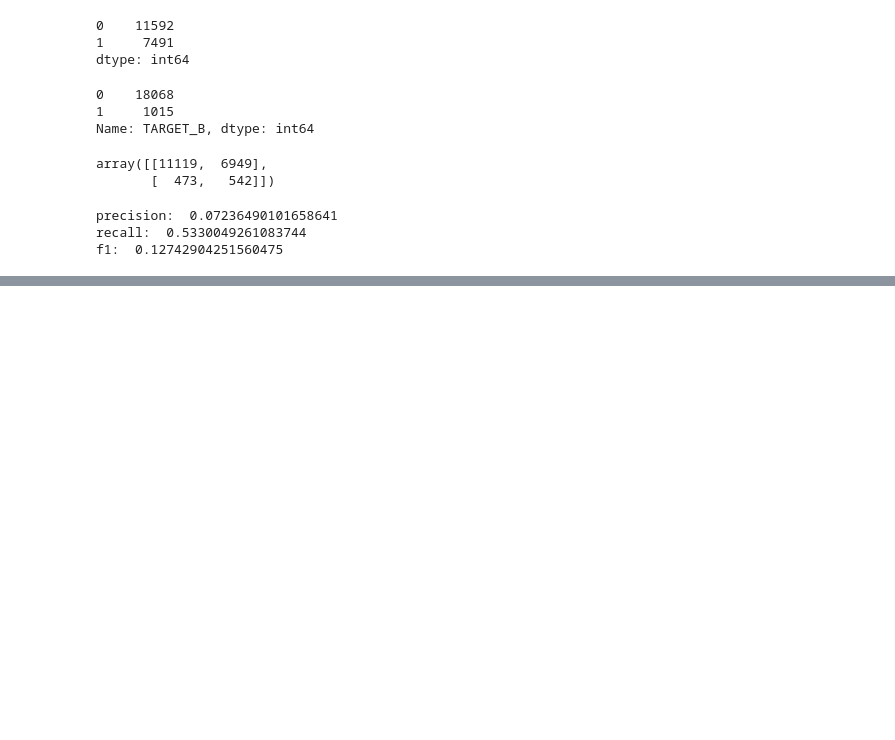
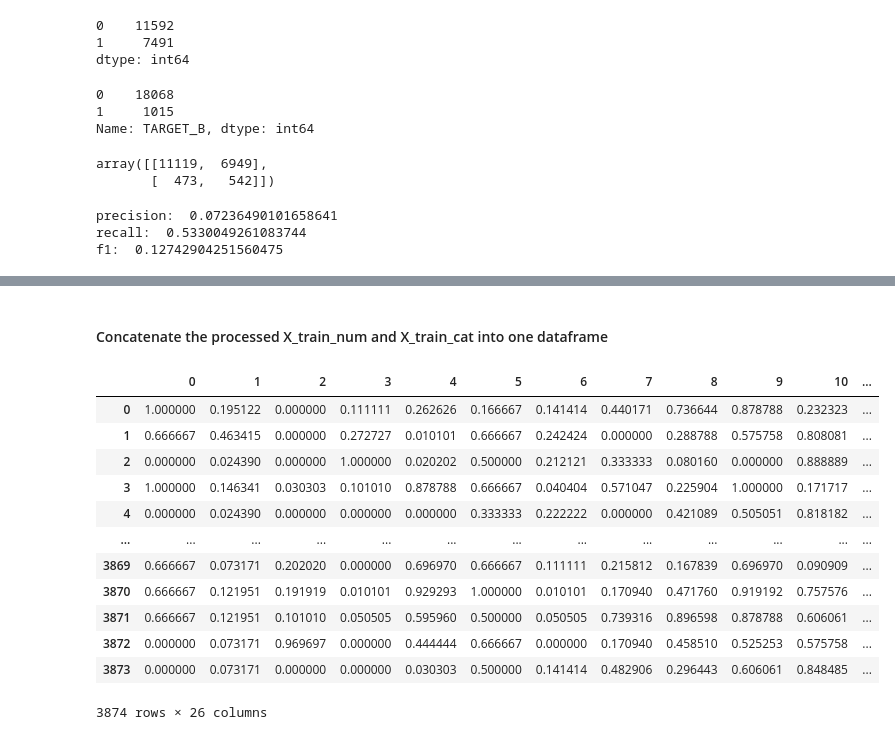
Before and after one commit to hollyjanedalton/lab-MORE-handling-data-imbalance-classification, a Jupyter notebook: Lab Handling Data Imbalance in Classification Models.ipynb, the cells around one changed output, grey strips where cells are left out. Saved outputs shown, nothing was run; the diff lists cells and outputs as text; code cells hidden in the pictures; blank space fills up the shorter version.

```diff
--- a/Lab Handling Data Imbalance in Classification Models.ipynb
+++ b/Lab Handling Data Imbalance in Classification Models.ipynb
@@ -1040,0 +1128,8 @@ Name: TARGET_D, Length: 95412, dtype: float64
+# %%
+encoder = OneHotEncoder(drop='first').fit(X_train_cat)
+encoded = encoder.transform(X_train_cat).toarray()
+encoded_columns = OneHotEncoder(drop='first').fit(X_train_cat).get_feature_names_out(input_features=X_train_cat.columns)
+#this allows us to get the columns names for our encoded array
+
+X_train_cat_encoded = pd.DataFrame(encoded, columns = encoded_columns)
+X_train_cat_encoded
@@ -1040,0 +1150,21 @@ Name: TARGET_D, Length: 95412, dtype: float64
+# %% [markdown]
+#### Concatenate the processed X_train_num and X_train_cat into one dataframe
+# %%
+X_train_processed = np.concatenate([X_train_norm, X_train_cat_encoded], axis=1,)
+
+X_train_processed = pd.DataFrame(X_train_processed)
+X_train_processed
+# %% [output]
+|  | 0 | 1 | 2 | 3 | 4 | 5 | 6 | 7 | 8 | 9 | 10 | ... |
+| 0 | 1.000000 | 0.195122 | 0.000000 | 0.111111 | 0.262626 | 0.166667 | 0.141414 | 0.440171 | 0.736644 | 0.878788 | 0.232323 | ... |
+| 1 | 0.666667 | 0.463415 | 0.000000 | 0.272727 | 0.010101 | 0.666667 | 0.242424 | 0.000000 | 0.288788 | 0.575758 | 0.808081 | ... |
+| 2 | 0.000000 | 0.024390 | 0.000000 | 1.000000 | 0.020202 | 0.500000 | 0.212121 | 0.333333 | 0.080160 | 0.000000 | 0.888889 | ... |
+| 3 | 1.000000 | 0.146341 | 0.030303 | 0.101010 | 0.878788 | 0.666667 | 0.040404 | 0.571047 | 0.225904 | 1.000000 | 0.171717 | ... |
+| 4 | 0.000000 | 0.024390 | 0.000000 | 0.000000 | 0.000000 | 0.333333 | 0.222222 | 0.000000 | 0.421089 | 0.505051 | 0.818182 | ... |
+| ... | ... | ... | ... | ... | ... | ... | ... | ... | ... | ... | ... | ... |
+| 3869 | 0.666667 | 0.073171 | 0.202020 | 0.000000 | 0.696970 | 0.666667 | 0.111111 | 0.215812 | 0.167839 | 0.696970 | 0.090909 | ... |
+| 3870 | 0.666667 | 0.121951 | 0.191919 | 0.010101 | 0.929293 | 1.000000 | 0.010101 | 0.170940 | 0.471760 | 0.919192 | 0.757576 | ... |
+| 3871 | 0.666667 | 0.121951 | 0.101010 | 0.050505 | 0.595960 | 0.500000 | 0.050505 | 0.739316 | 0.896598 | 0.878788 | 0.606061 | ... |
+| 3872 | 0.000000 | 0.073171 | 0.969697 | 0.000000 | 0.444444 | 0.666667 | 0.000000 | 0.170940 | 0.458510 | 0.525253 | 0.575758 | ... |
+| 3873 | 0.000000 | 0.073171 | 0.000000 | 0.000000 | 0.030303 | 0.500000 | 0.141414 | 0.482906 | 0.296443 | 0.606061 | 0.848485 | ... |
+3874 rows × 26 columns
```
Also changed, not shown: parts of 55 cells of this notebook.
